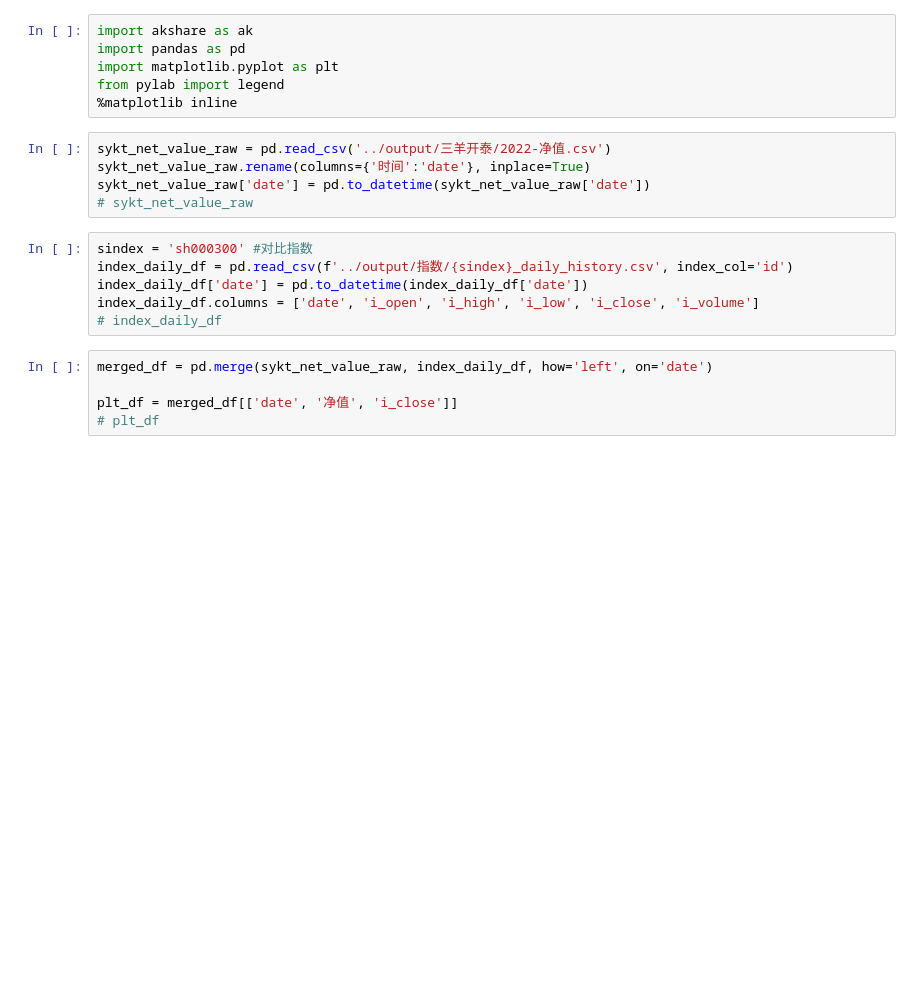
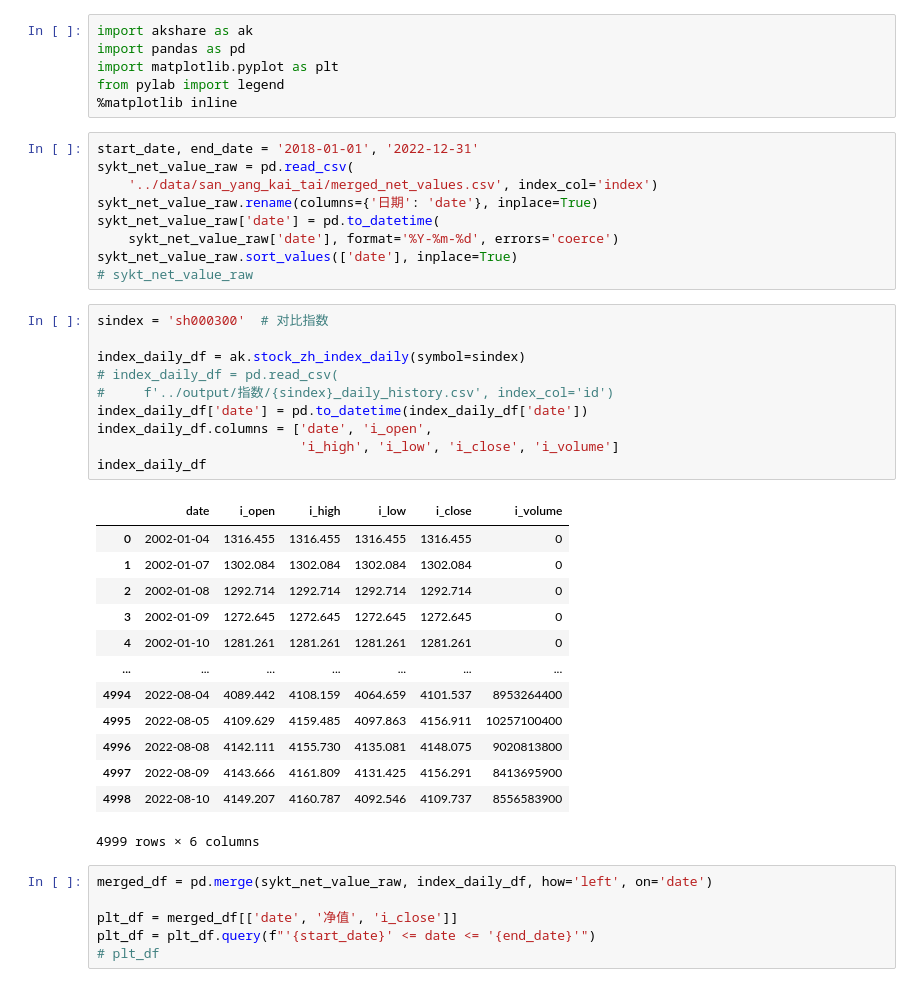
Before and after one commit to yapex/y_stocks, a Jupyter notebook: notebook/净值分析.ipynb, the cells around one changed output. Cells and saved outputs as stored; diff of their text form; blank space fills up the shorter version.

```diff
--- a/notebook/净值分析.ipynb
+++ b/notebook/净值分析.ipynb
@@ -5,20 +5,43 @@ import matplotlib.pyplot as plt
 from pylab import legend
 %matplotlib inline
 # %%
-sykt_net_value_raw = pd.read_csv('../output/三羊开泰/2022-净值.csv')
-sykt_net_value_raw.rename(columns={'时间':'date'}, inplace=True)
-sykt_net_value_raw['date'] = pd.to_datetime(sykt_net_value_raw['date'])
+start_date, end_date = '2018-01-01', '2022-12-31'
+sykt_net_value_raw = pd.read_csv(
+    '../data/san_yang_kai_tai/merged_net_values.csv', index_col='index')
+sykt_net_value_raw.rename(columns={'日期': 'date'}, inplace=True)
+sykt_net_value_raw['date'] = pd.to_datetime(
+    sykt_net_value_raw['date'], format='%Y-%m-%d', errors='coerce')
+sykt_net_value_raw.sort_values(['date'], inplace=True)
 # sykt_net_value_raw
 # %%
-sindex = 'sh000300' #对比指数
-index_daily_df = pd.read_csv(f'../output/指数/{sindex}_daily_history.csv', index_col='id')
+sindex = 'sh000300'  # 对比指数
+
+index_daily_df = ak.stock_zh_index_daily(symbol=sindex)
+# index_daily_df = pd.read_csv(
+#     f'../output/指数/{sindex}_daily_history.csv', index_col='id')
 index_daily_df['date'] = pd.to_datetime(index_daily_df['date'])
-index_daily_df.columns = ['date', 'i_open', 'i_high', 'i_low', 'i_close', 'i_volume']
-# index_daily_df
+index_daily_df.columns = ['date', 'i_open',
+                          'i_high', 'i_low', 'i_close', 'i_volume']
+index_daily_df
+# %% [output]
+|  | date | i_open | i_high | i_low | i_close | i_volume |
+| 0 | 2002-01-04 | 1316.455 | 1316.455 | 1316.455 | 1316.455 | 0 |
+| 1 | 2002-01-07 | 1302.084 | 1302.084 | 1302.084 | 1302.084 | 0 |
+| 2 | 2002-01-08 | 1292.714 | 1292.714 | 1292.714 | 1292.714 | 0 |
+| 3 | 2002-01-09 | 1272.645 | 1272.645 | 1272.645 | 1272.645 | 0 |
+| 4 | 2002-01-10 | 1281.261 | 1281.261 | 1281.261 | 1281.261 | 0 |
+| ... | ... | ... | ... | ... | ... | ... |
+| 4994 | 2022-08-04 | 4089.442 | 4108.159 | 4064.659 | 4101.537 | 8953264400 |
+| 4995 | 2022-08-05 | 4109.629 | 4159.485 | 4097.863 | 4156.911 | 10257100400 |
+| 4996 | 2022-08-08 | 4142.111 | 4155.730 | 4135.081 | 4148.075 | 9020813800 |
+| 4997 | 2022-08-09 | 4143.666 | 4161.809 | 4131.425 | 4156.291 | 8413695900 |
+| 4998 | 2022-08-10 | 4149.207 | 4160.787 | 4092.546 | 4109.737 | 8556583900 |
+4999 rows × 6 columns
 # %%
 merged_df = pd.merge(sykt_net_value_raw, index_daily_df, how='left', on='date')
 
 plt_df = merged_df[['date', '净值', 'i_close']]
+plt_df = plt_df.query(f"'{start_date}' <= date <= '{end_date}'")
 # plt_df
 # %%
 plt.rcParams["font.family"] = 'Arial Unicode MS'  # 设置字体，正常显示中文
```
Also changed, not shown: parts of 1 cell of this notebook, 20 other files.
